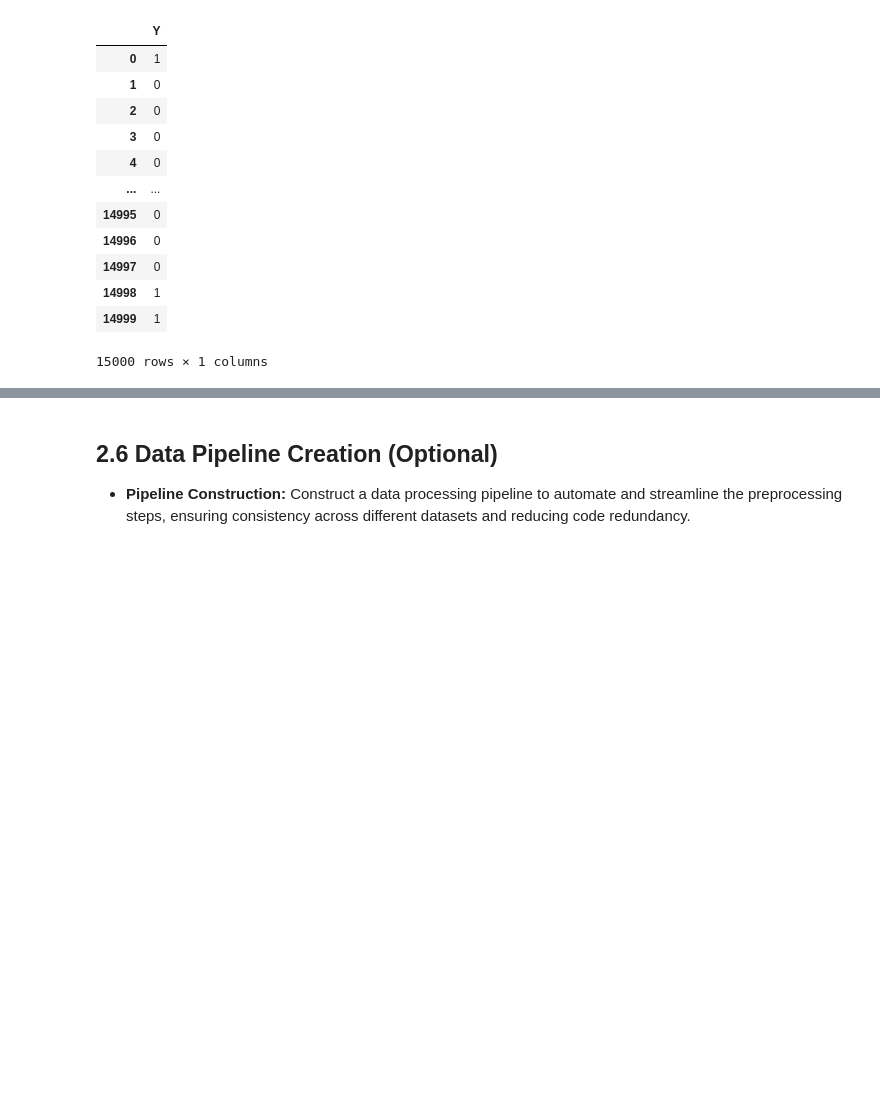
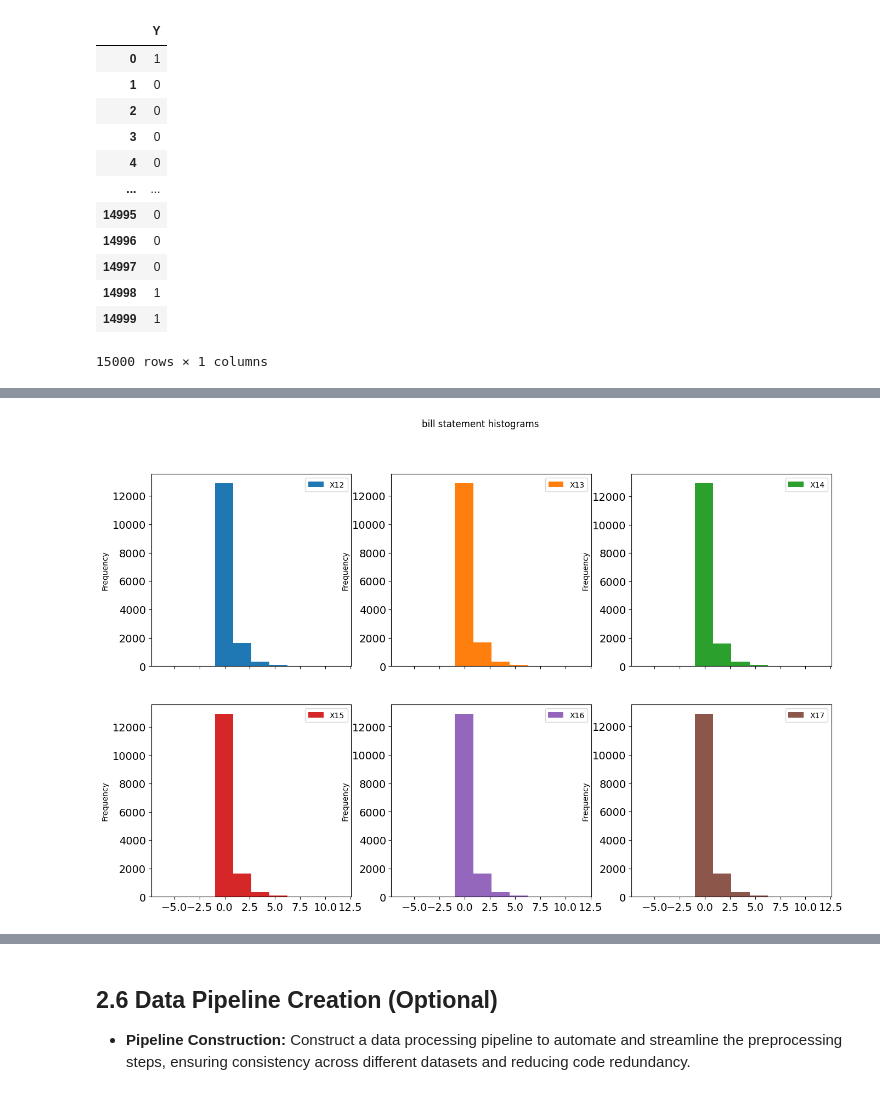
Before and after one commit to rjosh003-CS/Data-Mining-coursework, a Jupyter notebook: DM_coursework_part_2.ipynb, the cells around one changed output, grey strips where cells are left out. Saved outputs shown, nothing was run; the diff lists cells and outputs as text; code cells hidden in the pictures; blank space fills up the shorter version.

```diff
--- a/DM_coursework_part_2.ipynb
+++ b/DM_coursework_part_2.ipynb
@@ -698,0 +829,8 @@ display(test_y)
+# %%
+trainX[bill_statements].plot(kind = "hist", subplots = True, title = "bill statement histograms",
+                             fontsize = 14, figsize = (16, 10),
+                             layout = (2, len(bill_statements)//2)
+                            )
+plt.show()
+# %% [output]
+[figure, added]
```
Also changed, not shown: parts of 25 cells of this notebook.
